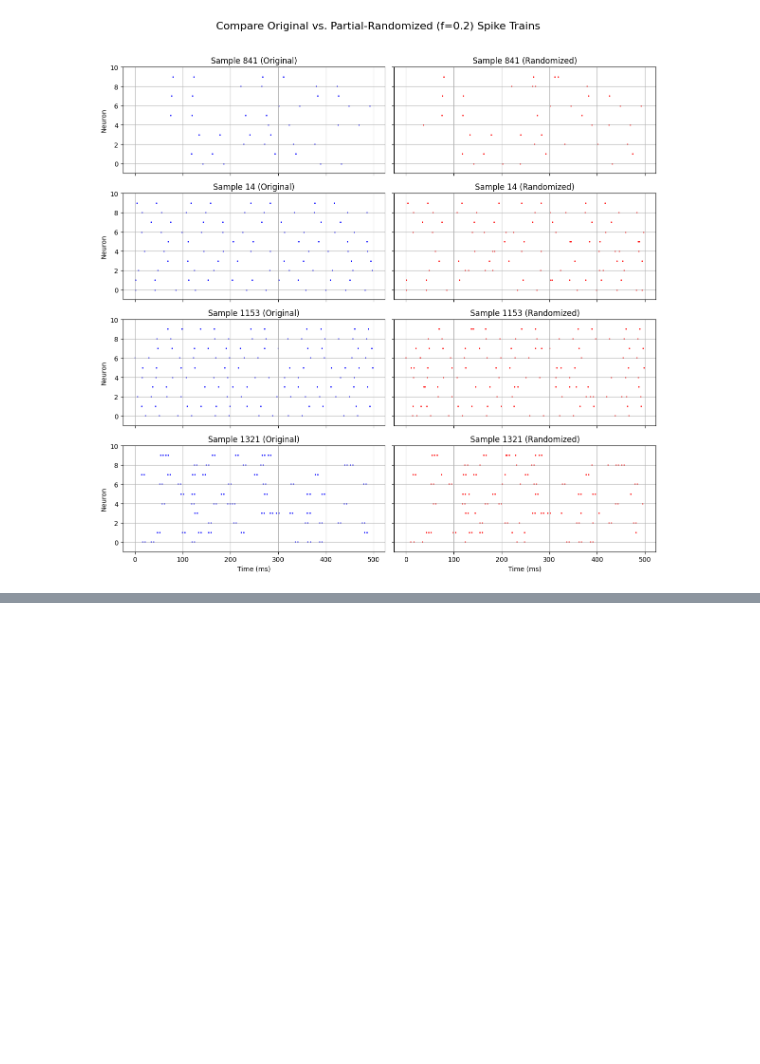
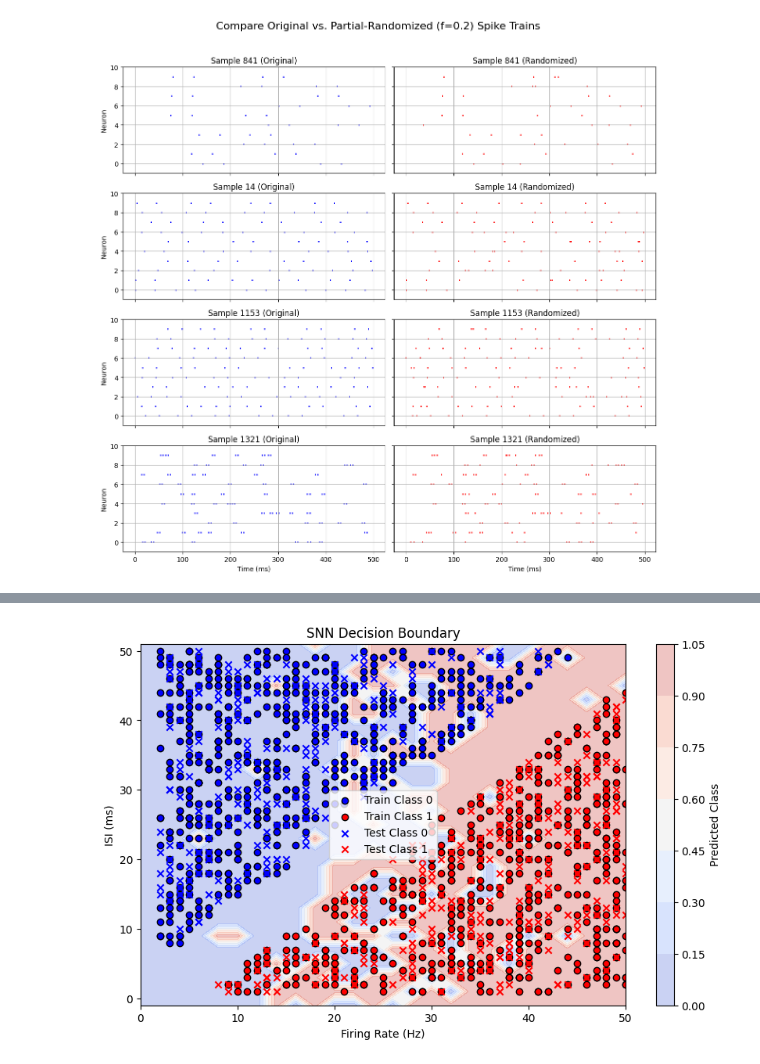
Before and after one commit to Oooorca/IRP_Neuro_SNN, a Jupyter notebook: trainSNN.ipynb, the cells around one changed output, grey strips where cells are left out. Cells and saved outputs as stored; diff of their text form; code cells hidden in the pictures; blank space fills up the shorter version.

```diff
--- a/trainSNN.ipynb
+++ b/trainSNN.ipynb
@@ -808,0 +893,15 @@ model_f10 = train_with_partial_randomization(f=1.0, num_epochs=30)
+# %%
+visualize_decision_boundary(
+    net=model_f10,
+    device=device,
+    train_indices=train_indices,
+    test_indices=test_indices,
+    firing_rates=firing_rates,
+    isis=isis,
+    y=y,
+    step_size=2,
+    T=500,
+    num_neurons=10
+)
+# %% [output]
+[figure, added]
```
Also changed, not shown: parts of 6 cells of this notebook, 2 other files.
